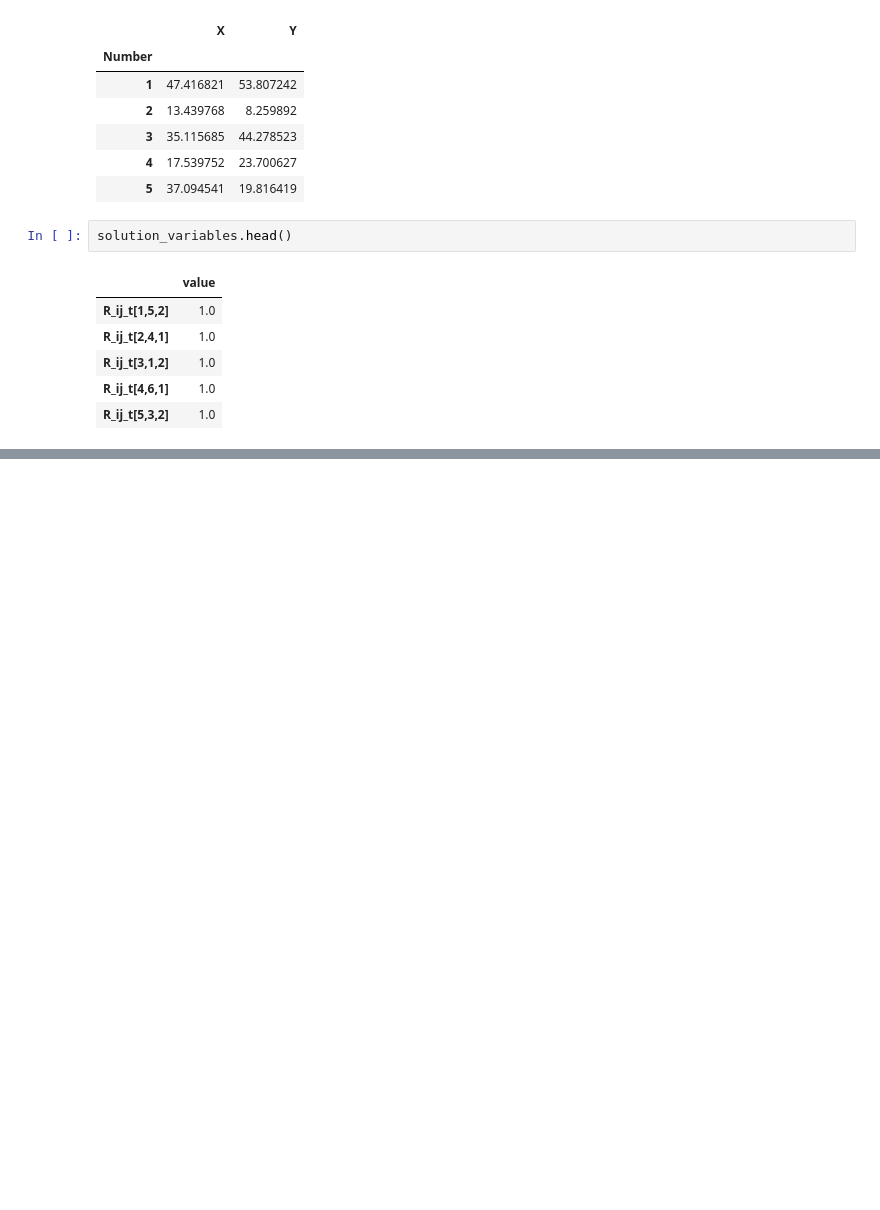
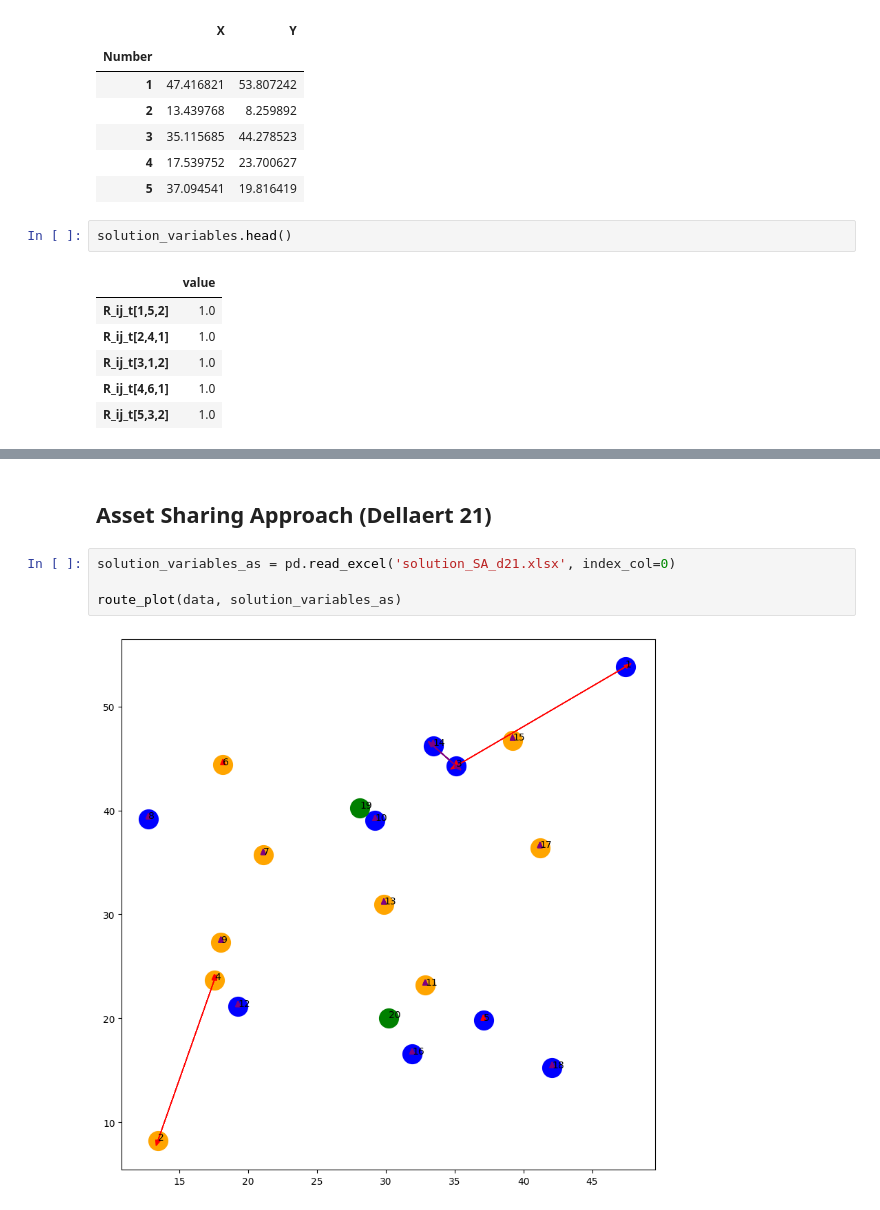
Before and after one commit to ayush4ise/Collaborative-Last-Mile-Delivery, a Jupyter notebook: optimize.ipynb, the cells around one changed output, grey strips where cells are left out. Drawn from its saved outputs; the diff is of its cells as text; blank space fills up the shorter version.

```diff
--- a/optimize.ipynb
+++ b/optimize.ipynb
@@ -79,0 +93,8 @@ for variable_name in solution_variables.index:
+# %% [markdown]
+## Asset Sharing Approach (Dellaert 21)
+# %%
+solution_variables_as = pd.read_excel('solution_SA_d21.xlsx', index_col=0)
+
+route_plot(data, solution_variables_as)
+# %% [output]
+[figure, added]
```
Also changed, not shown: parts of 5 cells of this notebook, 4 other files.
